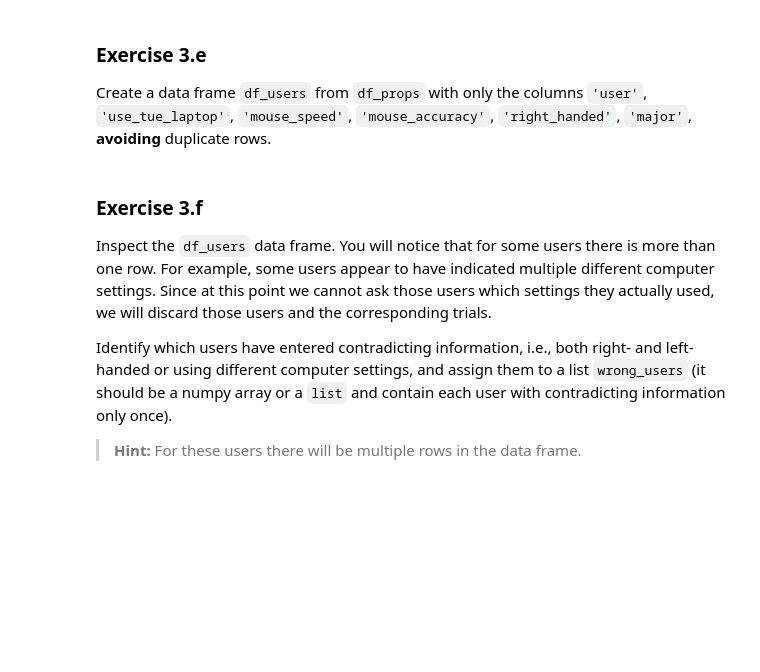
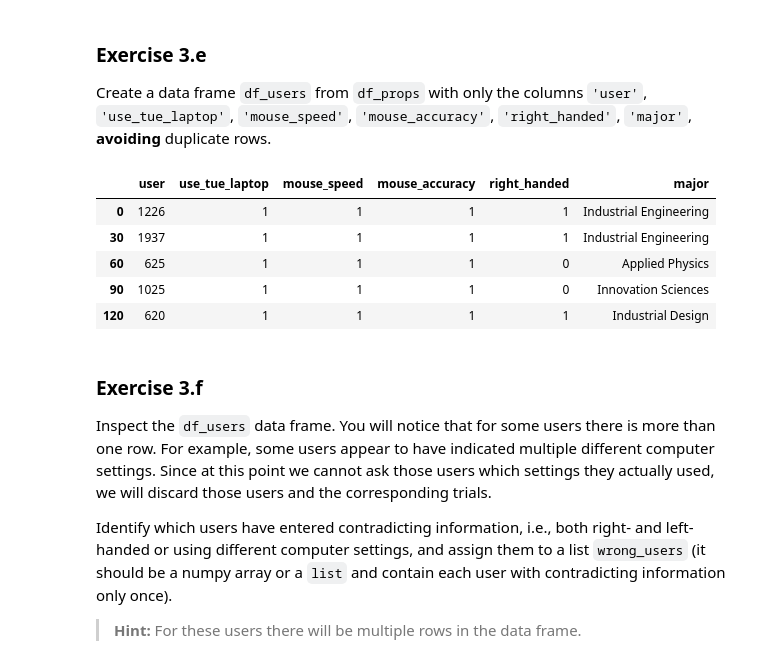
Before and after one commit to Modgen1/2IAB1, a Jupyter notebook: 4_ORG/Exercises-ORG-2076209.ipynb, the cells around one changed output. Cells and saved outputs as stored; diff of their text form; code cells hidden in the pictures; blank space fills up the shorter version.

```diff
--- a/4_ORG/Exercises-ORG-2076209.ipynb
+++ b/4_ORG/Exercises-ORG-2076209.ipynb
@@ -1158,11 +1473,18 @@ Create a data frame `df_users` from `df_props` with only the columns `'user'`, `
 # %%
 #// BEGIN_TODO [ORG_3e] Collect users information (1 point)
 
-# ===== =====> Replace this line by your code. <===== ===== #
+df_users = df_props[['user', 'use_tue_laptop', 'mouse_speed', 'mouse_accuracy', 'right_handed', 'major']].drop_duplicates()
 
 #// END_TODO [ORG_3e]
 
 df_users.head()
+# %% [output]
+|  | user | use_tue_laptop | mouse_speed | mouse_accuracy | right_handed | major |
+| 0 | 1226 | 1 | 1 | 1 | 1 | Industrial Engineering |
+| 30 | 1937 | 1 | 1 | 1 | 1 | Industrial Engineering |
+| 60 | 625 | 1 | 1 | 1 | 0 | Applied Physics |
+| 90 | 1025 | 1 | 1 | 1 | 0 | Innovation Sciences |
+| 120 | 620 | 1 | 1 | 1 | 1 | Industrial Design |
 # %% [markdown]
 ### Exercise 3.f
 
```
Also changed, not shown: parts of 50 cells of this notebook.
